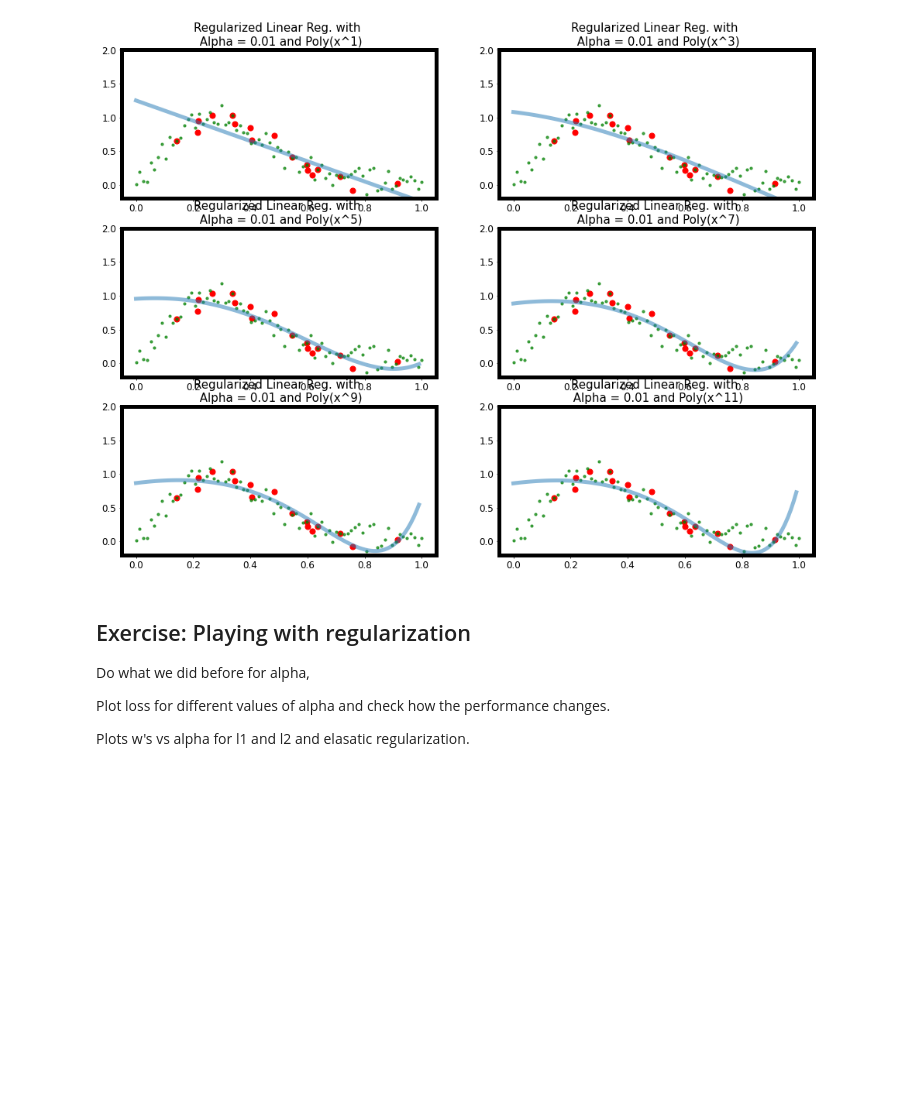
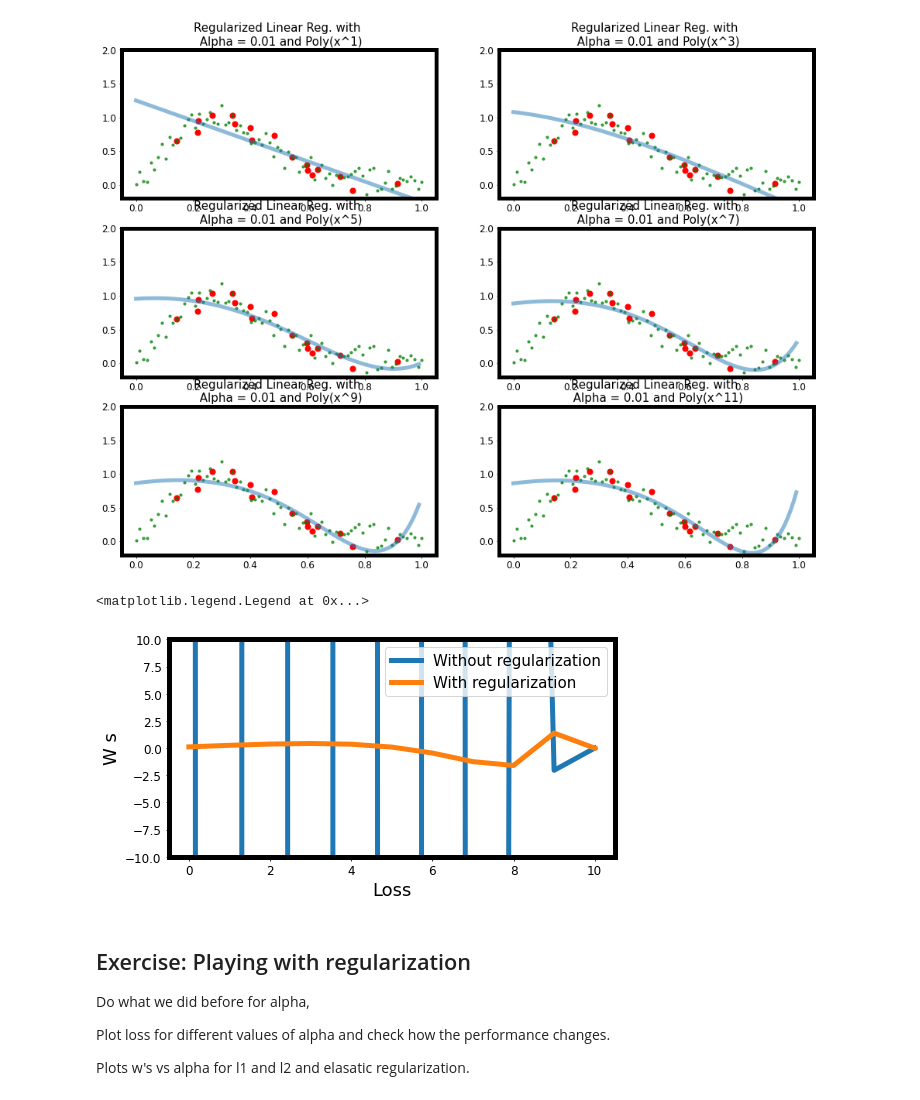
Before and after one commit to sraeisi/Machine_Learning_Physics_Winter20, a Jupyter notebook: Chpt3/Model_Selection.ipynb, the cells around one changed output. Saved outputs shown, nothing was run; the diff lists cells and outputs as text; code cells hidden in the pictures; blank space fills up the shorter version.

```diff
--- a/Chpt3/Model_Selection.ipynb
+++ b/Chpt3/Model_Selection.ipynb
@@ -378,3 +378,24 @@ for deg in deg_list:
 # %% [output]
 This is the result of training with 17 points.
 [figure]
+# %%
+### Let's see what the regularization does to a polynomial model.
+deg = 10
+polynomial_features = PolynomialFeatures(degree=deg)
+
+
+fig = plt.figure()
+ax = fig.add_subplot(111, xlabel='Loss', ylabel="W s")
+
+reg = Ridge(alpha = 0).fit(poly_features( X, deg), Y)
+
+ax.plot(reg.coef_[0]  , label='Without regularization')
+
+reg = Ridge(alpha = 1).fit(poly_features( X, deg), Y)
+
+ax.plot(reg.coef_[0]  , label='With regularization')
+ax.set_ylim([-10,10])
+plt.legend(loc=0)
+# %% [output]
+<matplotlib.legend.Legend at 0x...>
+[figure, added]
```
Also changed, not shown: parts of 1 cell of this notebook.
